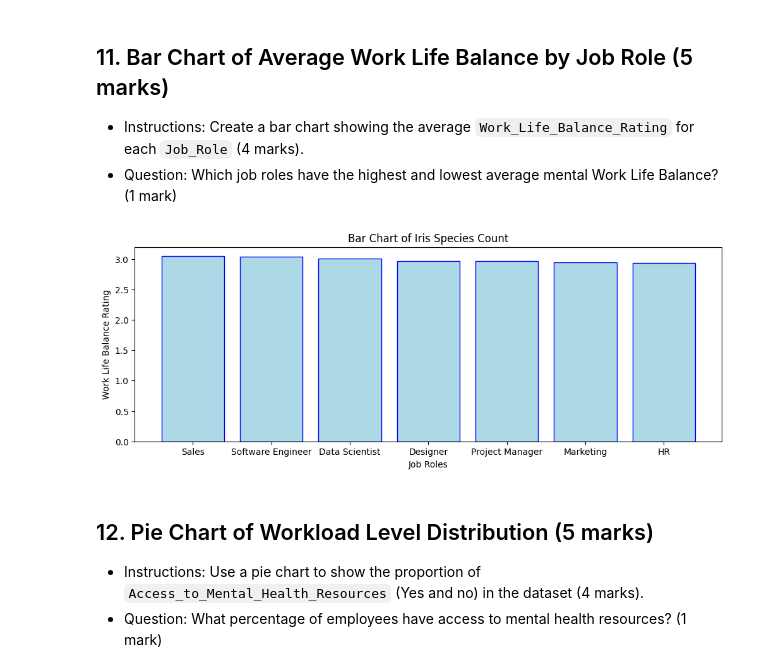
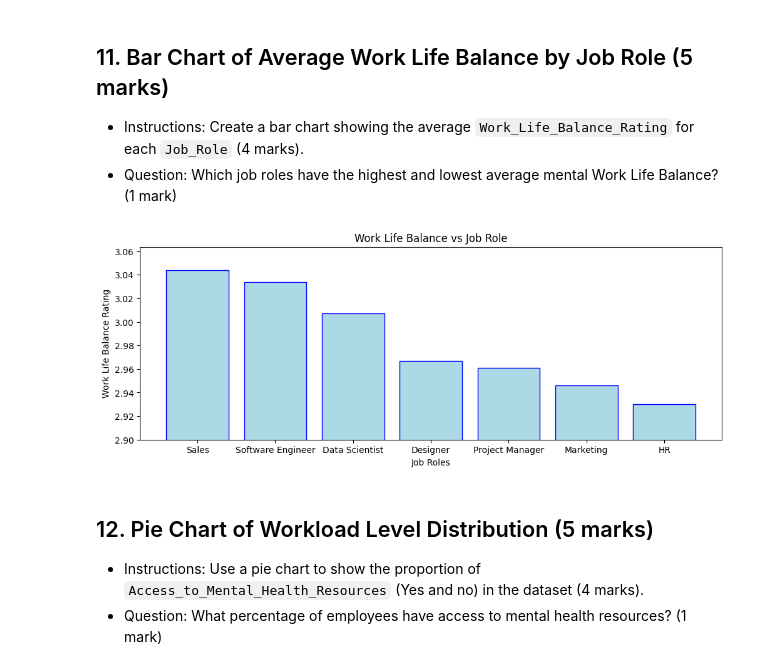
Before and after one commit to cybardev/ShiftKey-DataAnalytics, a Jupyter notebook: Assessment/Data_Analytics_with_Python_Assessment.ipynb, the cells around one changed output. Drawn from its saved outputs; the diff is of its cells as text; code cells hidden in the pictures.

Commit message:
re: fix title, make bar heights more visibly discernable

```diff
--- a/Assessment/Data_Analytics_with_Python_Assessment.ipynb
+++ b/Assessment/Data_Analytics_with_Python_Assessment.ipynb
@@ -380,20 +380,21 @@ plt.show()
 # %%
 # Write code here
 wlb_rating_by_role = df.groupby("Job_Role").mean(numeric_only=True)["Work_Life_Balance_Rating"].sort_values(ascending=False)
 roles = wlb_rating_by_role.index
 ratings = wlb_rating_by_role.values
 
 plt.figure(figsize=(12, 4))
 plt.bar(roles, ratings, color="lightblue", edgecolor="blue")
-plt.title("Bar Chart of Iris Species Count")
+plt.ylim(2.9, ratings.max() + 0.02)
+plt.title("Work Life Balance vs Job Role")
 plt.xlabel("Job Roles")
 plt.ylabel("Work Life Balance Rating")
 plt.show()
 
 # job with highest work-life balance rating: Sales
 # job with lowest work-life balance rating: HR
 # %% [output]
-[figure, old version]
+[figure, new version]
 # %% [markdown]
 ## 12. Pie Chart of Workload Level Distribution (5 marks)
 - Instructions: Use a pie chart to show the proportion of `Access_to_Mental_Health_Resources` (Yes and no) in the dataset (4 marks).
```
